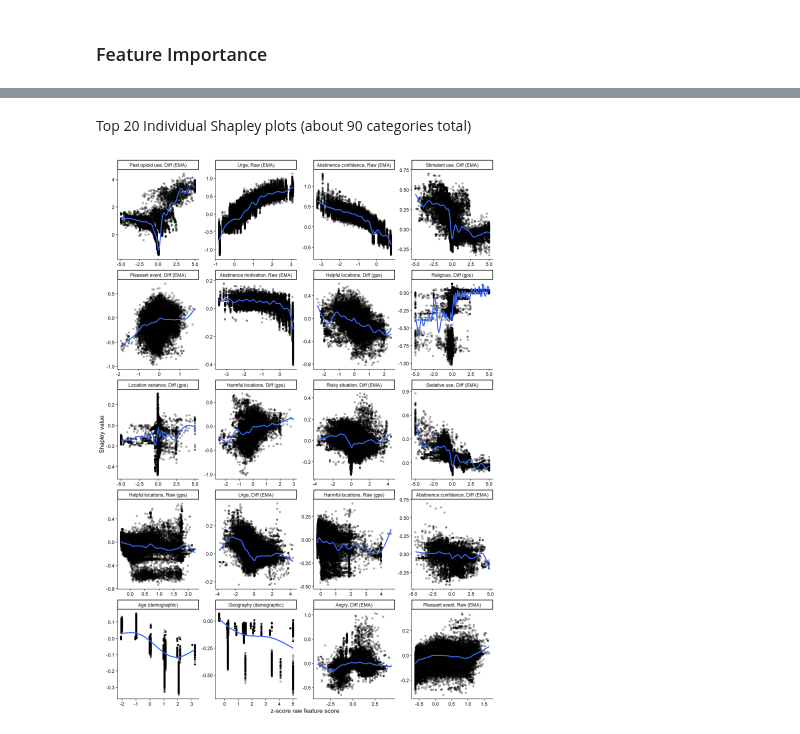
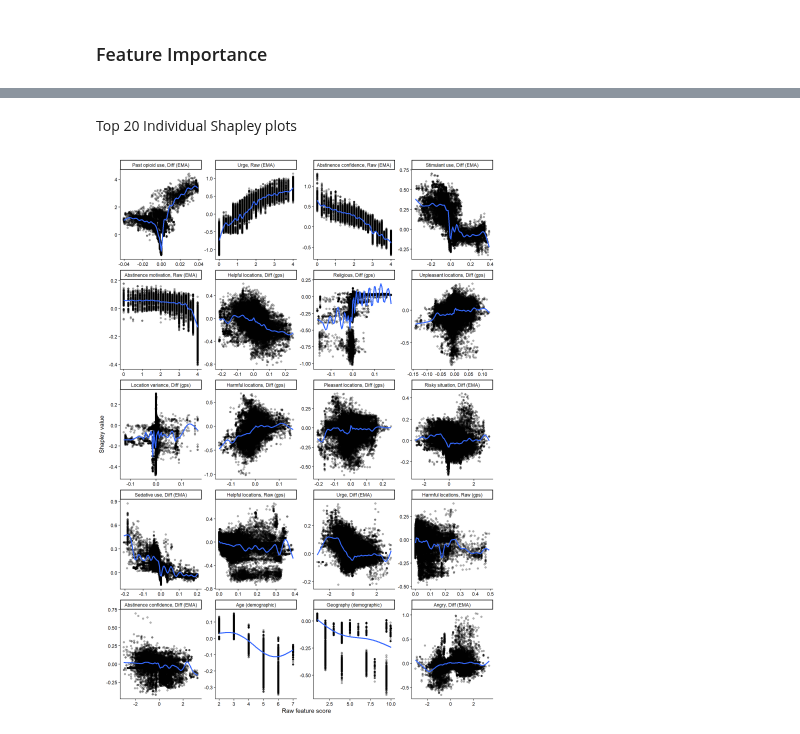
Before and after one commit to jjcurtin/study_risk2, a Jupyter notebook: _manuscript/notebooks/mak_figures.out.ipynb, the cells around one changed output, grey strips where cells are left out. Saved outputs shown, nothing was run; the diff lists cells and outputs as text; code cells hidden in the pictures.

```diff
--- a/_manuscript/notebooks/mak_figures.out.ipynb
+++ b/_manuscript/notebooks/mak_figures.out.ipynb
@@ -218,46 +218,35 @@ global_panel + local_panel
 # %% [markdown]
-Top 20 Individual Shapley plots (about 90 categories total)
+Top 20 Individual Shapley plots
 # %%
 
 shap_levels <- shaps |>
   group_by(variable_grp) |>
   summarize(mean_value = mean(abs(value)), .groups = "drop") |>
   arrange(desc(mean_value)) |>
   slice_head(n = 20) |>
   pull(variable_grp)
 
 dem_vars <- c("Age (demographic)", "Geography (demographic)")
-rel <- "Religious, Diff (gps)"
 
 shaps|>
   filter(variable_grp %in% shap_levels) |>
   mutate(variable_grp = factor(variable_grp, levels = shap_levels)) |>
-  ggplot(aes(x = rfvalue, y = value)) +
+  ggplot(aes(x = rfvalue_raw, y = value)) +
   geom_point(alpha = .3) +
-  geom_smooth(data = ~ dplyr::filter(.x, !variable_grp %in% c(dem_vars, rel)),
+  geom_smooth(data = ~ dplyr::filter(.x, !variable_grp %in% c(dem_vars)),
               method = "gam",
-              formula = y ~ s(x, k = 20),
+              formula = y ~ s(x, k = 30),
               method.args = list(method = "REML"),
               se = FALSE) +
   geom_smooth(data = ~ dplyr::filter(.x, variable_grp %in% dem_vars),
               method = "gam",
               formula = y ~ s(x, k = 4),
               method.args = list(method = "REML"),
               se = FALSE) +
-  geom_smooth(data = ~ dplyr::filter(.x, variable_grp %in% rel),
-              method = "gam",
-              formula = y ~ s(x, k = 50),
-              method.args = list(method = "REML"),
-              se = FALSE) +
   facet_wrap(~ variable_grp, scales = "free", ncol = 4) +
-  labs(
-    title = NULL,
-    x = "z-score raw feature score",
-    y = "Shapley value"
-  ) +
+  labs(title = NULL,
+       x = "Raw feature score",
+       y = "Shapley value") +
   theme_classic()
- # theme_classic(base_size = 18)
-
-# knitr::include_graphics(path = here::here("figures/shapley_local.png"), error = FALSE)
 # %% [output]
-[figure, old version]
+[figure, new version]
```
Also changed, not shown: parts of 3 cells of this notebook, 54 other files.
